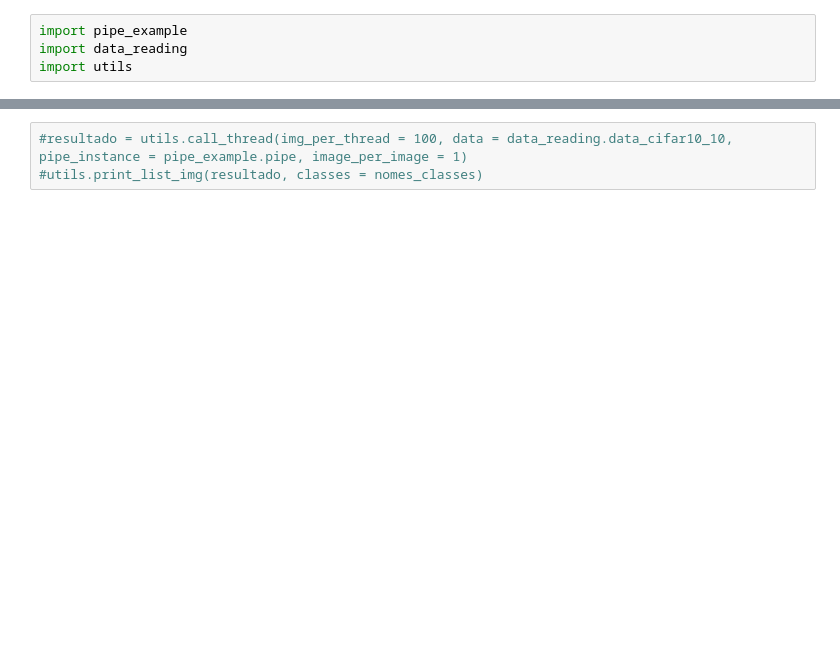
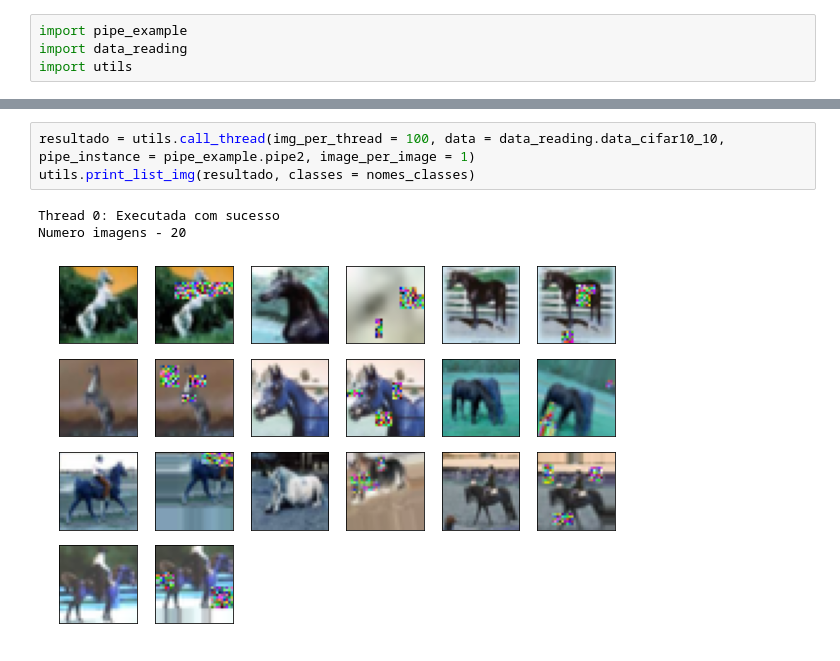
Before and after one commit to Birunda3000/Image-Augmentation, a Jupyter notebook: Exemplo_thread.ipynb, the cells around one changed output, grey strips where cells are left out. Drawn from its saved outputs; the diff is of its cells as text; blank space fills up the shorter version.

```diff
--- a/Exemplo_thread.ipynb
+++ b/Exemplo_thread.ipynb
@@ -33,3 +45,7 @@ Numero imagens - 322
 # %%
-#resultado = utils.call_thread(img_per_thread = 100, data = data_reading.data_cifar10_10, pipe_instance = pipe_example.pipe, image_per_image = 1)
-#utils.print_list_img(resultado, classes = nomes_classes)
+resultado = utils.call_thread(img_per_thread = 100, data = data_reading.data_cifar10_10, pipe_instance = pipe_example.pipe2, image_per_image = 1)
+utils.print_list_img(resultado, classes = nomes_classes)
+# %% [output]
+Thread 0: Executada com sucesso
+Numero imagens - 20
+[figure, added]
```
Also changed, not shown: parts of 4 cells of this notebook, 5 other files.
